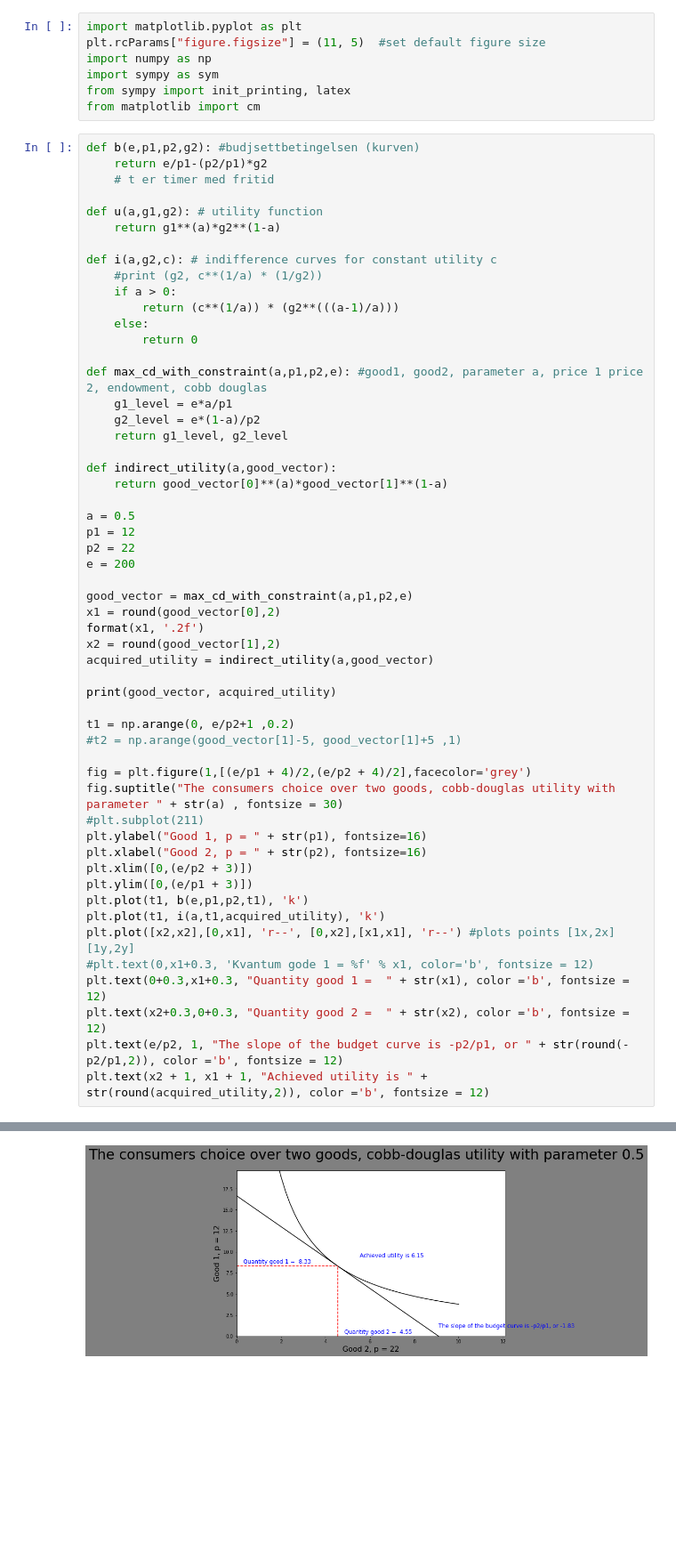
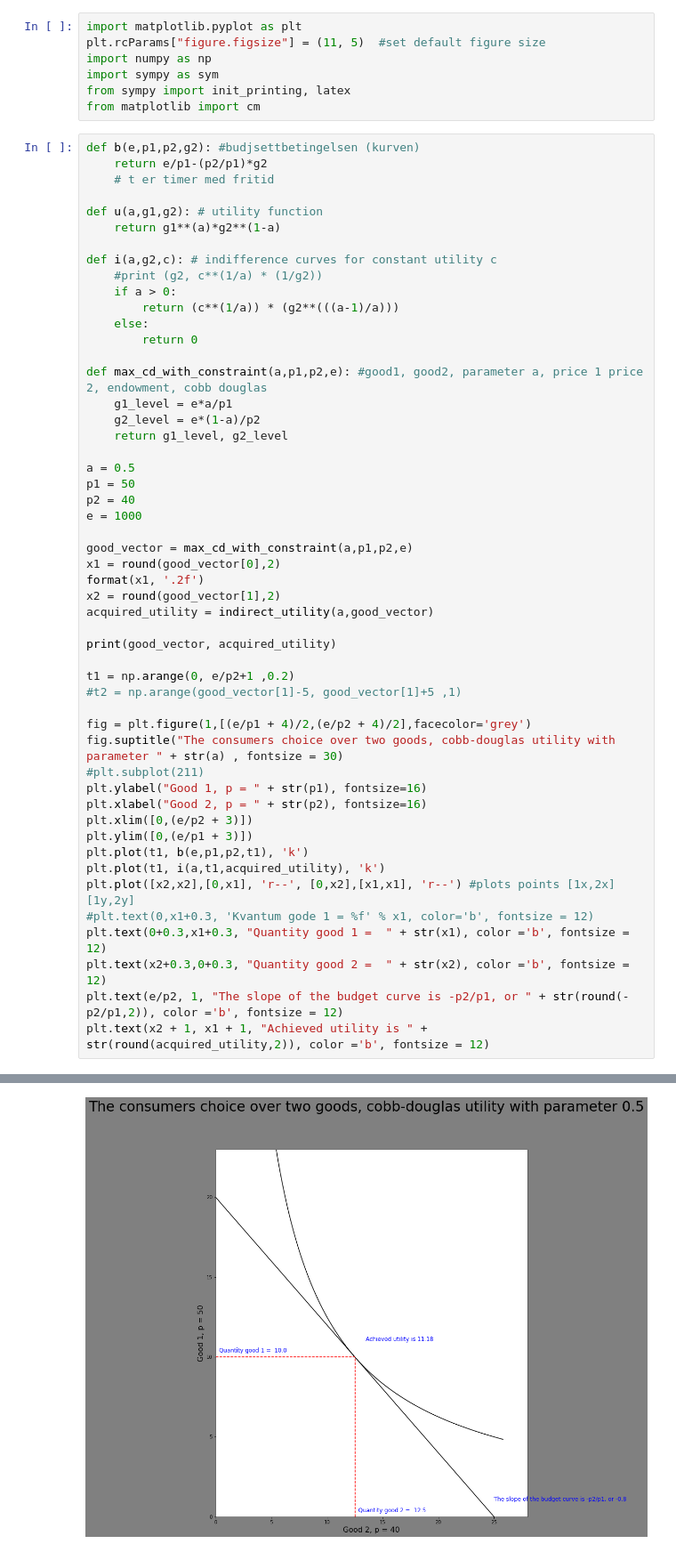
Before and after one commit to Ranheim/Economic-modelling, a Jupyter notebook: EBEM1_cobbd_two_goods.ipynb, the cells around one changed output, grey strips where cells are left out. Shown at 89% size. Drawn from its saved outputs; the diff is of its cells as text; blank space fills up the shorter version.

```diff
--- a/EBEM1_cobbd_two_goods.ipynb
+++ b/EBEM1_cobbd_two_goods.ipynb
@@ -25,13 +25,10 @@ def max_cd_with_constraint(a,p1,p2,e): #good1, good2, parameter a, price 1 price
     g2_level = e*(1-a)/p2
     return g1_level, g2_level
 
-def indirect_utility(a,good_vector):
-    return good_vector[0]**(a)*good_vector[1]**(1-a)
-
 a = 0.5
-p1 = 12
-p2 = 22
-e = 200
+p1 = 50
+p2 = 40
+e = 1000
 
 good_vector = max_cd_with_constraint(a,p1,p2,e)
 x1 = round(good_vector[0],2)
@@ -65 +62 @@ Text(5.55, 9.33, 'Achieved utility is 6.15')
-[figure, old version]
+[figure, new version]
```
Also changed, not shown: parts of 1 cell of this notebook.
